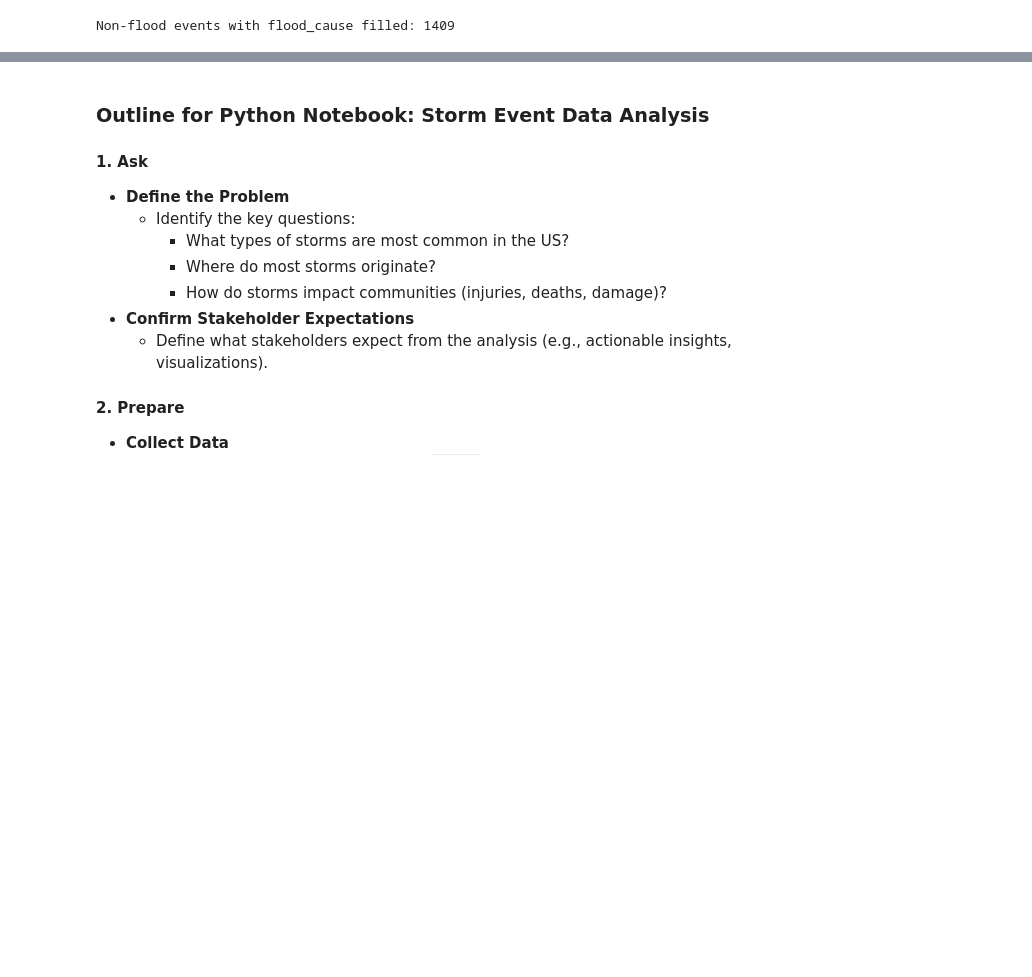
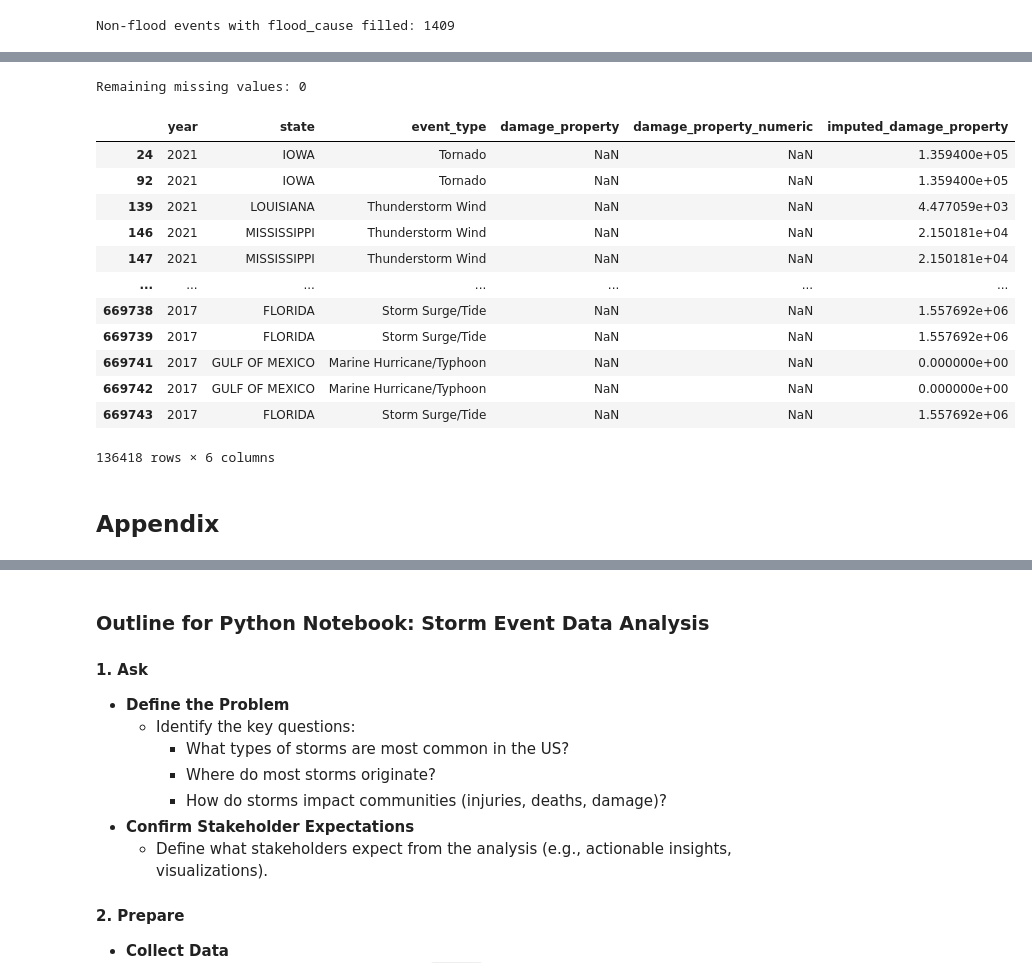
Before and after one commit to quiinthieu/us-storm-events, a Jupyter notebook: sample.ipynb, the cells around one changed output, grey strips where cells are left out. Saved outputs shown, nothing was run; the diff lists cells and outputs as text; code cells hidden in the pictures; blank space fills up the shorter version.

Commit message:
Handle missing values in

```diff
--- a/sample.ipynb
+++ b/sample.ipynb
@@ -111,11 +111,19 @@ import pandas as pd
 import numpy as np
 import janitor
 import matplotlib.pyplot as plt
+import seaborn as sns
+import contextily as ctx
 import glob
+import missingno as msno
 
 from shapely.geometry import Point
 import geopandas as gpd
 import folium
+
+from scipy.stats import chi2_contingency
+
+# Set display options to show all columns
+pd.set_option('display.max_columns', None)
 # %%
 # In the data folder, we have lots of files. But for this analysis, we only need Storm Details files which have the prefix "StormEvents_details-ftp_v1.0_d".
 # So, let's define the file path pattern
@@ -507,0 +500,52 @@ array(['Tornado', 'Thunderstorm Wind', 'Flash Flood', 'Excessive Heat',
+# %%
+# Convert 'damage_property' to numeric
+def convert_damage(value):
+    if isinstance(value, str):
+        if 'K' in value:
+            return float(value.replace('K', '').strip()) * 1_000
+        elif 'M' in value:
+            return float(value.replace('M', '').strip()) * 1_000_000
+        elif 'B' in value:
+            return float(value.replace('B', '').strip()) * 1_000_000_000
+    return np.nan
+
+# Apply the conversion
+df_details['damage_property_numeric'] = df_details['damage_property'].apply(convert_damage)
+
+# Calculate average damage_property_numeric by state, event_type, and year
+averages = df_details.groupby(['state', 'event_type', 'year'])['damage_property_numeric'].mean().reset_index()
+averages.rename(columns={'damage_property_numeric': 'average_damage_property'}, inplace=True)
+
+# Merge the averages back to the original DataFrame
+df_details = df_details.merge(averages, on=['state', 'event_type', 'year'], how='left')
+
+# Impute missing values with the calculated averages
+df_details['imputed_damage_property'] = df_details['damage_property_numeric'].fillna(df_details['average_damage_property'])
+
+# Fill remaining missing values with the overall average
+overall_avg_damage = df_details['damage_property_numeric'].mean()
+df_details['imputed_damage_property'] = df_details['imputed_damage_property'].fillna(overall_avg_damage)
+
+# Check for remaining missing values
+remaining_missing = df_details['imputed_damage_property'].isnull().sum()
+print(f"Remaining missing values: {remaining_missing}")
+# %% [output]
+Remaining missing values: 0
+# %%
+df_details[df_details['damage_property'].isnull()][['year', 'state', 'event_type', 'damage_property', 'damage_property_numeric', 'imputed_damage_property']]
+# %% [output]
+|  | year | state | event_type | damage_property | damage_property_numeric | imputed_damage_property |
+| 24 | 2021 | IOWA | Tornado | NaN | NaN | 1.359400e+05 |
+| 92 | 2021 | IOWA | Tornado | NaN | NaN | 1.359400e+05 |
+| 139 | 2021 | LOUISIANA | Thunderstorm Wind | NaN | NaN | 4.477059e+03 |
+| 146 | 2021 | MISSISSIPPI | Thunderstorm Wind | NaN | NaN | 2.150181e+04 |
+| 147 | 2021 | MISSISSIPPI | Thunderstorm Wind | NaN | NaN | 2.150181e+04 |
+| ... | ... | ... | ... | ... | ... | ... |
+| 669738 | 2017 | FLORIDA | Storm Surge/Tide | NaN | NaN | 1.557692e+06 |
+| 669739 | 2017 | FLORIDA | Storm Surge/Tide | NaN | NaN | 1.557692e+06 |
+| 669741 | 2017 | GULF OF MEXICO | Marine Hurricane/Typhoon | NaN | NaN | 0.000000e+00 |
+| 669742 | 2017 | GULF OF MEXICO | Marine Hurricane/Typhoon | NaN | NaN | 0.000000e+00 |
+| 669743 | 2017 | FLORIDA | Storm Surge/Tide | NaN | NaN | 1.557692e+06 |
+136418 rows × 6 columns
+# %% [markdown]
+## Appendix
```
Also changed, not shown: parts of 39 cells of this notebook, 2 other files.
